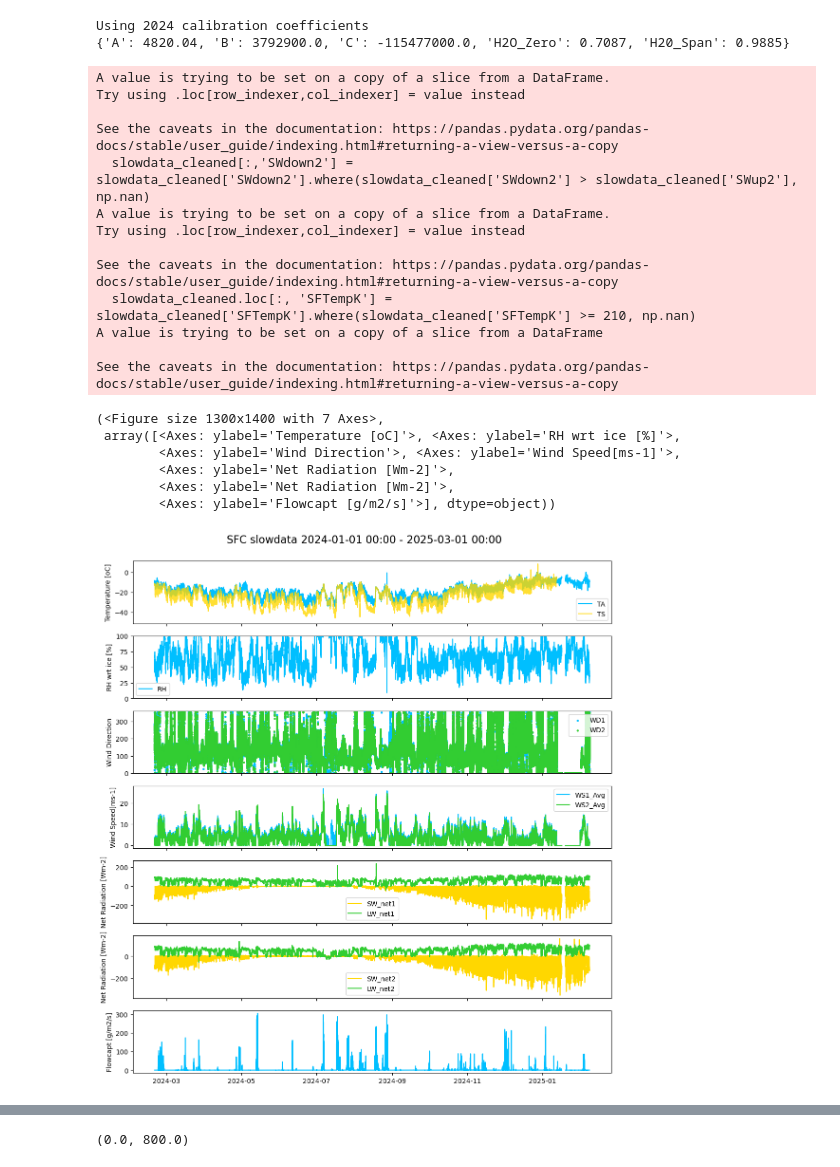
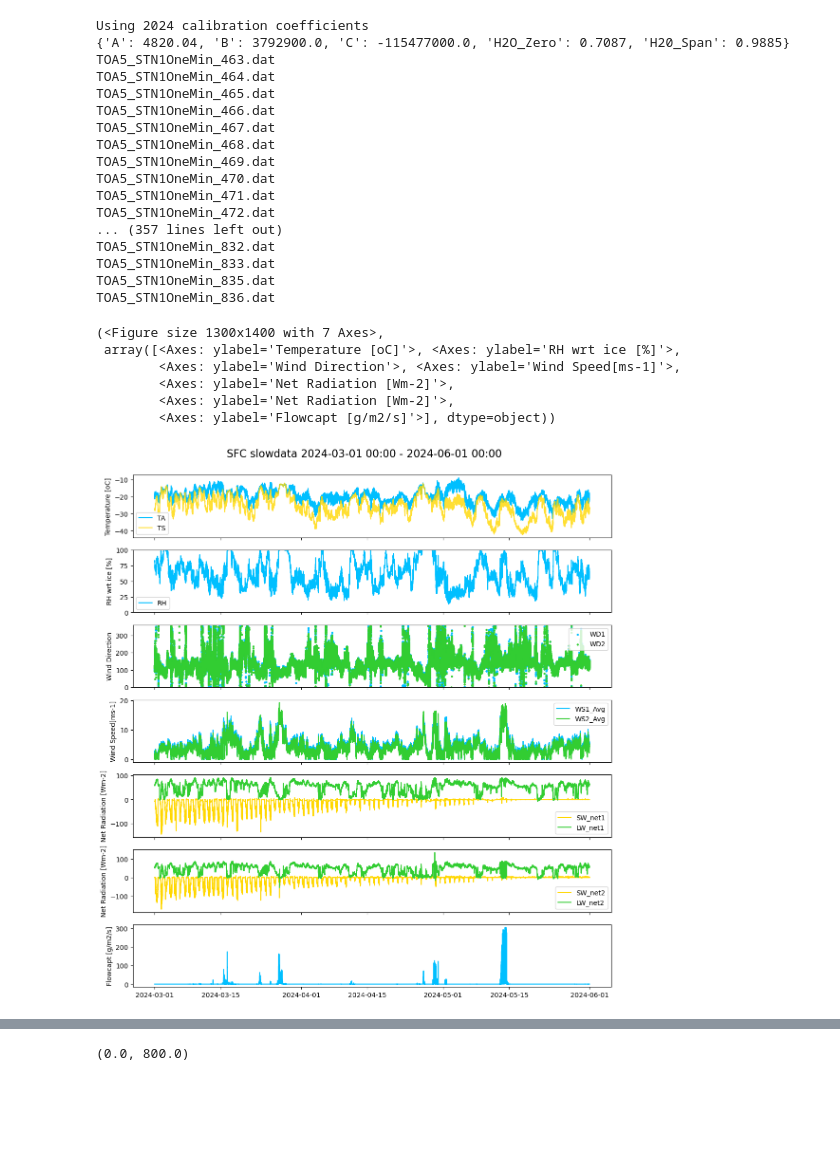
Before and after one commit to Rainette9/DataProcessingScripts, a Jupyter notebook: Fluxes.ipynb, the cells around one changed output, grey strips where cells are left out. Saved outputs shown, nothing was run; the diff lists cells and outputs as text; code cells hidden in the pictures; blank space fills up the shorter version.

```diff
--- a/Fluxes.ipynb
+++ b/Fluxes.ipynb
@@ -67,39 +87,41 @@ print(results)
 # %%
 folder='/run/user/72637/gvfs/smb-share:server=memobi.wsl.ch,share=pub/Turbulence/PEA/Season_2024-2025/DATA/MET/converted/'
 folder='/home/engbers/Documents/PhD/EC_data_convert/converted/'
 sensor='SFC'
-start='2024-01-01 00:00'
-end='2025-03-01 00:00'
+start='2024-03-01 00:00'
+end='2024-06-01 00:00'
 
 """GET SENSOR INFO"""
 plim, calibration_coefficients, heights = get_sensor_info(sensor, 2024)
 
 """READ FAST AND SLOW DATA from folder"""
 slowdata=read_data(folder, 'slow', sensor, start, end, plot_data=False)
+
+"""CLEAN SLOWDATA"""
+slowdata_cleaned=clean_slowdata(slowdata)
+plot_SFC_slowdata(slowdata_cleaned, sensor, start, end)
 # %% [output]
 Using 2024 calibration coefficients
 {'A': 4820.04, 'B': 3792900.0, 'C': -115477000.0, 'H2O_Zero': 0.7087, 'H20_Span': 0.9885}
+TOA5_STN1OneMin_463.dat
+TOA5_STN1OneMin_464.dat
+TOA5_STN1OneMin_465.dat
+TOA5_STN1OneMin_466.dat
+TOA5_STN1OneMin_467.dat
+TOA5_STN1OneMin_468.dat
+TOA5_STN1OneMin_469.dat
+TOA5_STN1OneMin_470.dat
+TOA5_STN1OneMin_471.dat
+TOA5_STN1OneMin_472.dat
+... (357 lines left out)
+TOA5_STN1OneMin_832.dat
+TOA5_STN1OneMin_833.dat
+TOA5_STN1OneMin_835.dat
+TOA5_STN1OneMin_836.dat
+(<Figure size 1300x1400 with 7 Axes>,
+ array([<Axes: ylabel='Temperature [oC]'>, <Axes: ylabel='RH wrt ice [%]'>,
+        <Axes: ylabel='Wind Direction'>, <Axes: ylabel='Wind Speed[ms-1]'>,
+        <Axes: ylabel='Net Radiation [Wm-2]'>,
+        <Axes: ylabel='Net Radiation [Wm-2]'>,
+        <Axes: ylabel='Flowcapt [g/m2/s]'>], dtype=object))
+[figure, added]
-# %%
-slowdata_cleaned=clean_slowdata(slowdata)
-plot_SFC_slowdata(slowdata_cleaned, sensor, start, end)
-# %% [output]
-A value is trying to be set on a copy of a slice from a DataFrame.
-Try using .loc[row_indexer,col_indexer] = value instead
-
-See the caveats in the documentation: https://pandas.pydata.org/pandas-docs/stable/user_guide/indexing.html#returning-a-view-versus-a-copy
-  slowdata_cleaned[:,'SWdown2'] = slowdata_cleaned['SWdown2'].where(slowdata_cleaned['SWdown2'] > slowdata_cleaned['SWup2'], np.nan)
-A value is trying to be set on a copy of a slice from a DataFrame.
-Try using .loc[row_indexer,col_indexer] = value instead
-
-See the caveats in the documentation: https://pandas.pydata.org/pandas-docs/stable/user_guide/indexing.html#returning-a-view-versus-a-copy
-  slowdata_cleaned.loc[:, 'SFTempK'] = slowdata_cleaned['SFTempK'].where(slowdata_cleaned['SFTempK'] >= 210, np.nan)
-A value is trying to be set on a copy of a slice from a DataFrame
-
-See the caveats in the documentation: https://pandas.pydata.org/pandas-docs/stable/user_guide/indexing.html#returning-a-view-versus-a-copy
-(<Figure size 1300x1400 with 7 Axes>,
- array([<Axes: ylabel='Temperature [oC]'>, <Axes: ylabel='RH wrt ice [%]'>,
-        <Axes: ylabel='Wind Direction'>, <Axes: ylabel='Wind Speed[ms-1]'>,
-        <Axes: ylabel='Net Radiation [Wm-2]'>,
-        <Axes: ylabel='Net Radiation [Wm-2]'>,
-        <Axes: ylabel='Flowcapt [g/m2/s]'>], dtype=object))
-[figure, removed]
```
Also changed, not shown: parts of 11 cells of this notebook, 20 other files.
